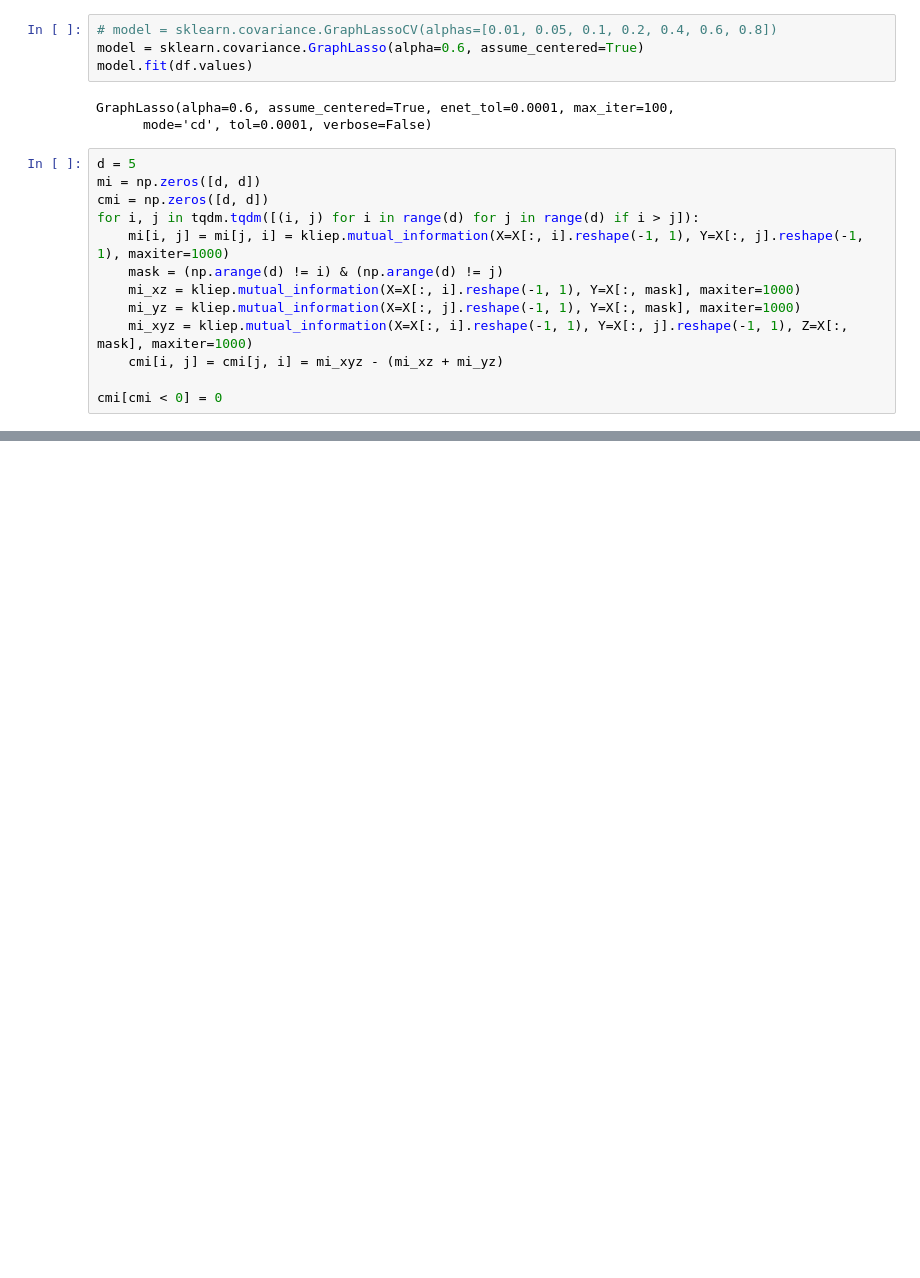
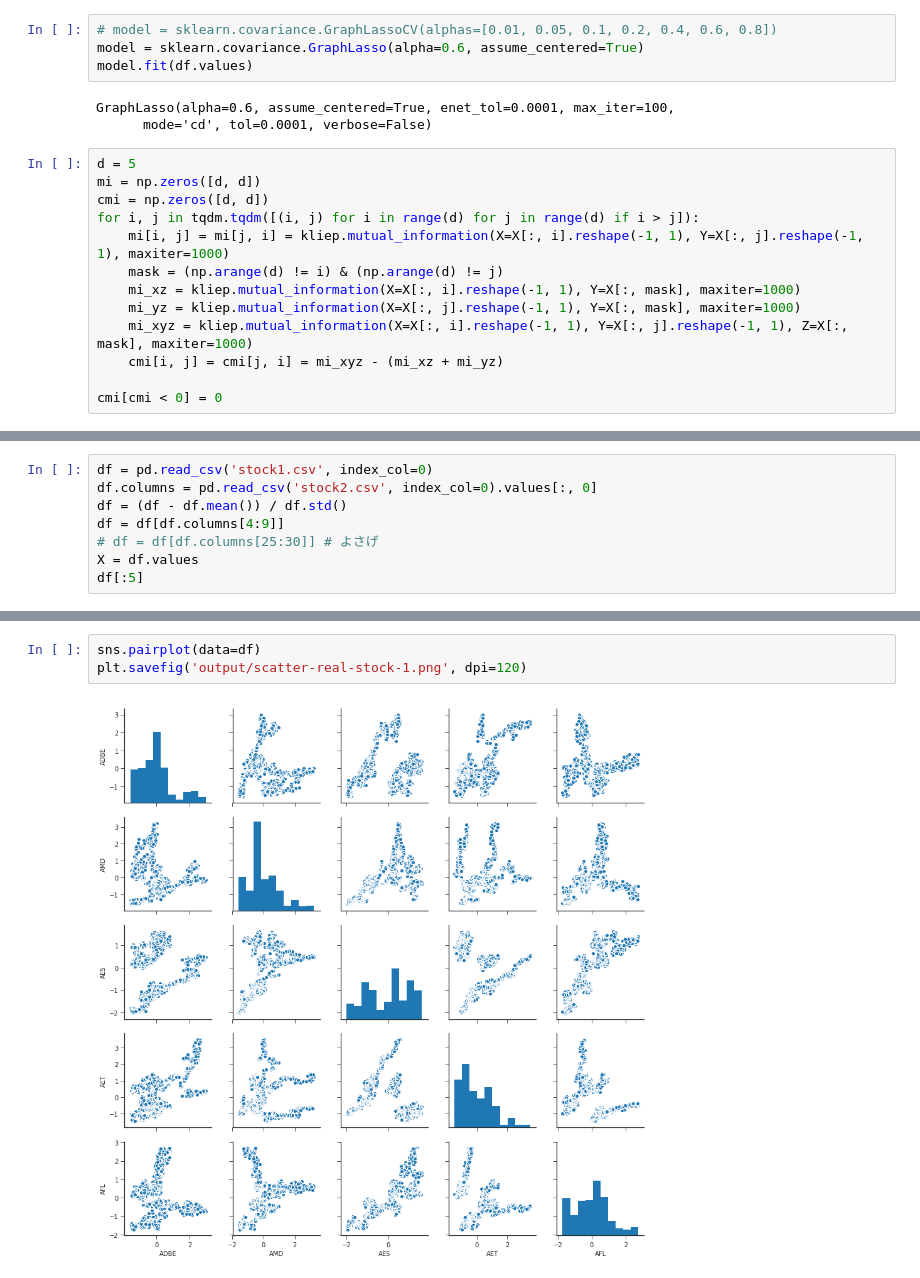
Before and after one commit to y-takashina/density_ratio, a Jupyter notebook: mi-real-data.ipynb, the cells around one changed output, grey strips where cells are left out. Saved outputs shown, nothing was run; the diff lists cells and outputs as text; blank space fills up the shorter version.

Commit message:
add stock data etc.

```diff
--- a/mi-real-data.ipynb
+++ b/mi-real-data.ipynb
@@ -117,0 +120,8 @@ sns.heatmap(cmi, annot=True, ax=axes[2], center=0, xticklabels=list(df.columns),
+# %%
+df = pd.read_csv('stock1.csv', index_col=0)
+df.columns = pd.read_csv('stock2.csv', index_col=0).values[:, 0]
+df = (df - df.mean()) / df.std()
+df = df[df.columns[4:9]]
+# df = df[df.columns[25:30]] # よさげ
+X = df.values
+df[:5]
@@ -117,0 +135,5 @@ sns.heatmap(cmi, annot=True, ax=axes[2], center=0, xticklabels=list(df.columns),
+# %%
+sns.pairplot(data=df)
+plt.savefig('output/scatter-real-stock-1.png', dpi=120)
+# %% [output]
+[figure, added]
```
Also changed, not shown: parts of 7 cells of this notebook, 1 other file.
